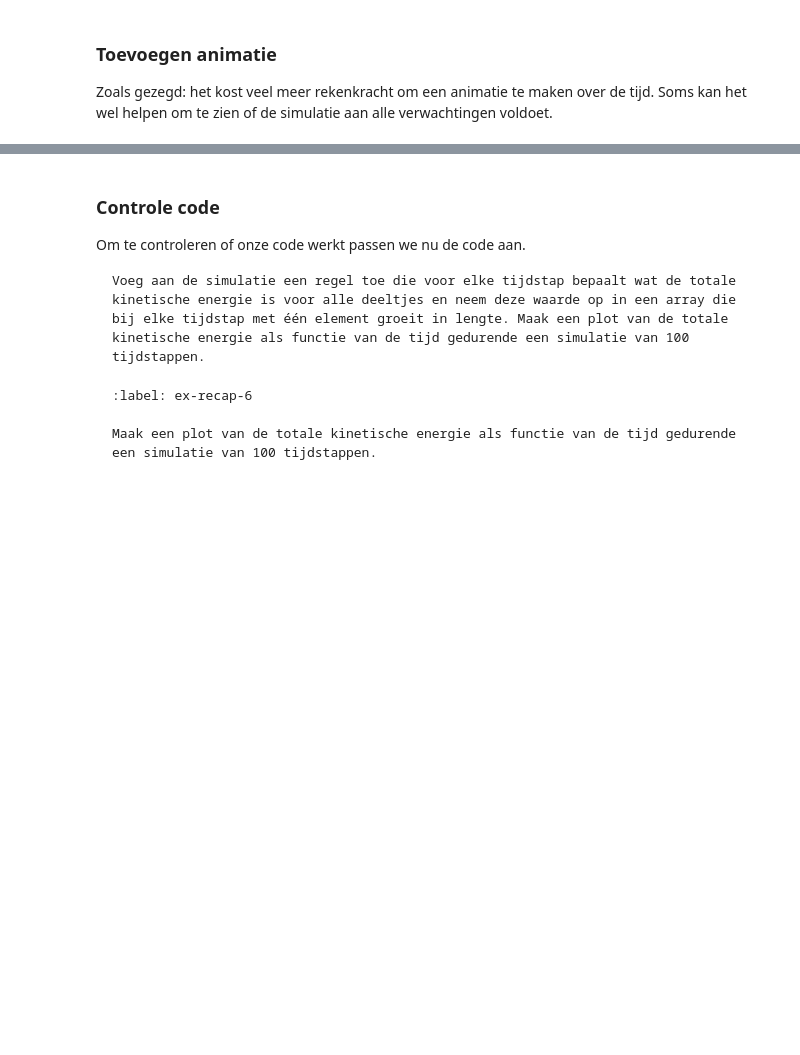
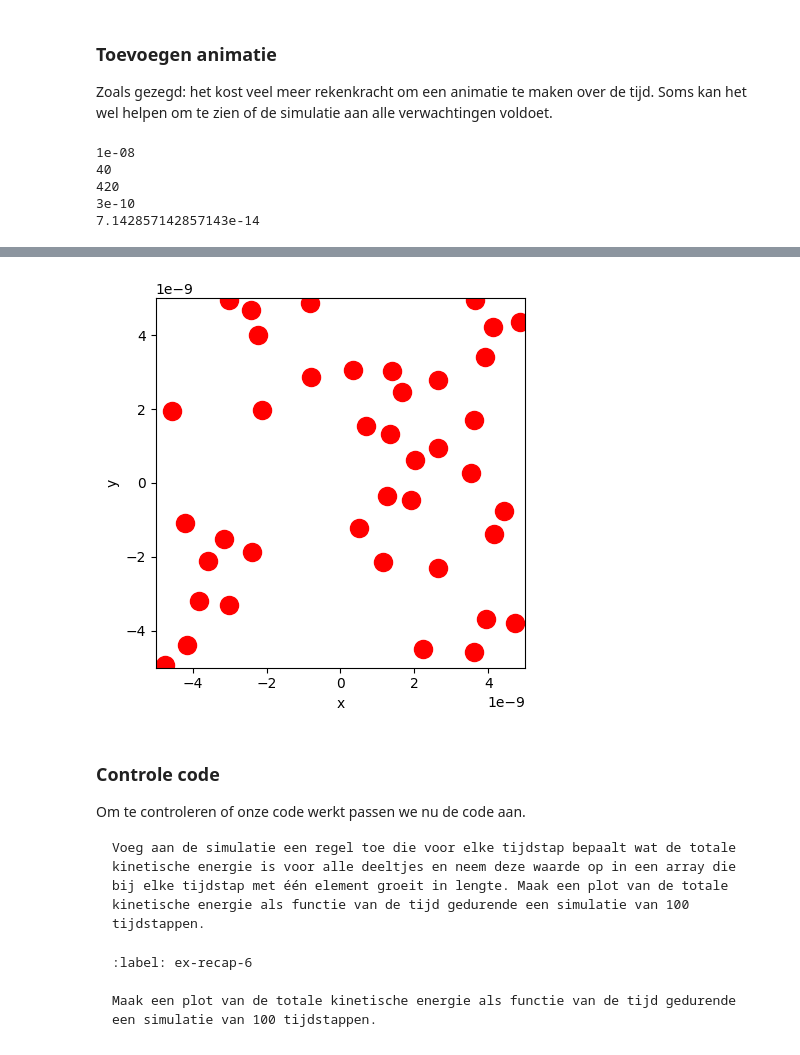
Before and after one commit to VictorScholten/project-LuucLeclercq-VictorScholten, a Jupyter notebook: Content/PySim/3_recap.ipynb, the cells around one changed output, grey strips where cells are left out. Cells and saved outputs as stored; diff of their text form; code cells hidden in the pictures; blank space fills up the shorter version.

```diff
--- a/Content/PySim/3_recap.ipynb
+++ b/Content/PySim/3_recap.ipynb
@@ -253,6 +277,13 @@ Zoals gezegd: het kost veel meer rekenkracht om een animatie te maken over de ti
 # %%
 from matplotlib.animation import FuncAnimation
 from IPython.display import HTML
+
+print(BOX_SIZE_0)
+print(N)
+print(V_0)
+print(RADIUS)
+DT = 0.1*(RADIUS/V_0)
+print(DT)
 
 fig, ax = plt.subplots()
 ax.set_xlabel('x')
@@ -273,3 +304,9 @@ def update(frame):
 
 ani = FuncAnimation(fig, update, frames=100, init_func=init, blit=True, interval=50)
 HTML(ani.to_jshtml())
+# %% [output]
+1e-08
+40
+420
+3e-10
+7.142857142857143e-14
@@ -276,3 +314,4 @@ HTML(ani.to_jshtml())
+[figure, added]
 # %% [markdown]
 ### Controle code
 
```
Also changed, not shown: parts of 10 cells of this notebook.
